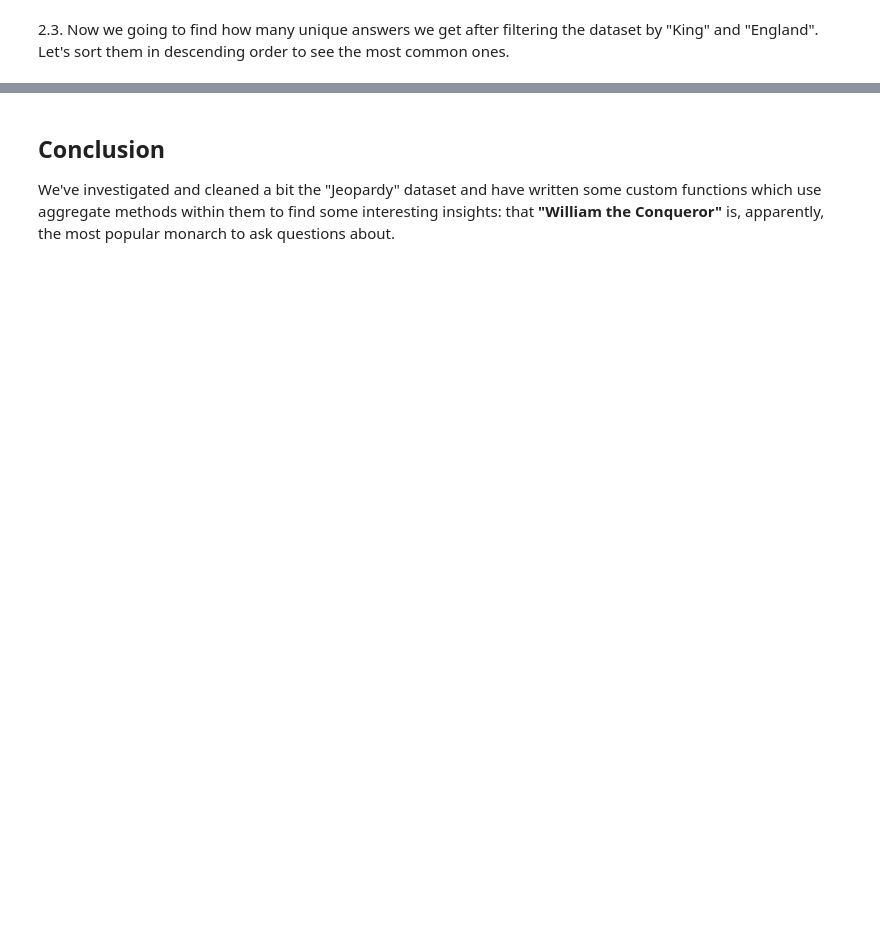
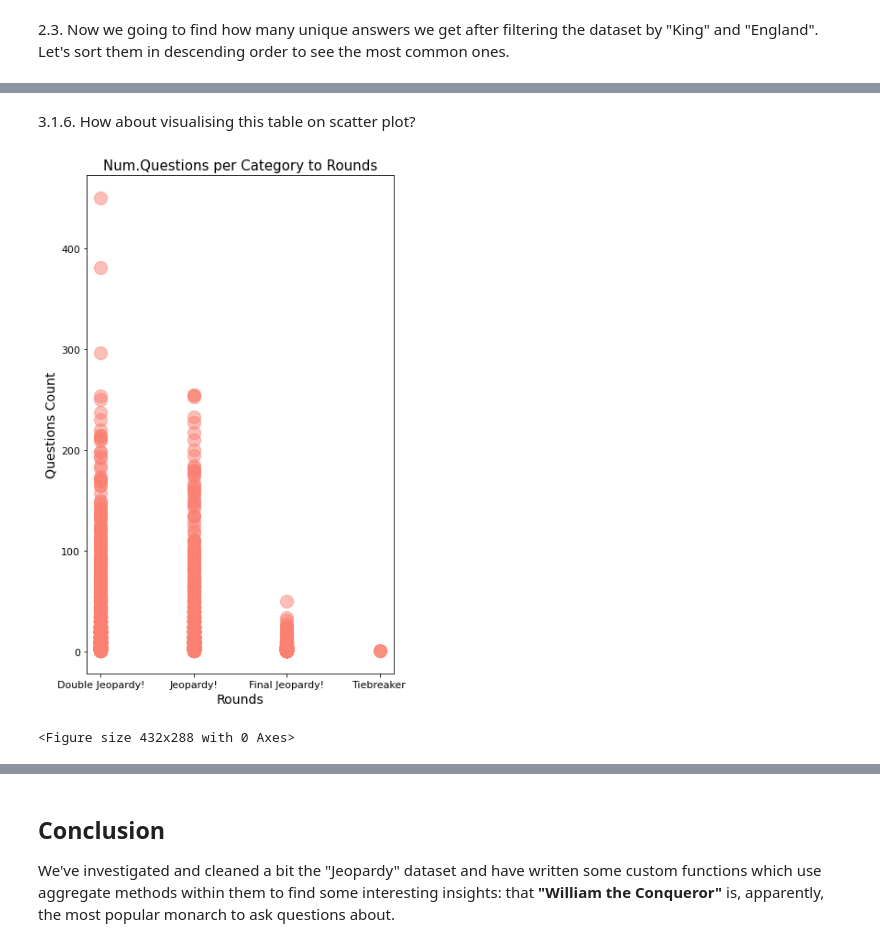
Before and after one commit to jadidaniel/jupyter-notebooks, a Jupyter notebook: jeopardy/jeopardy_project.ipynb, the cells around one changed output, grey strips where cells are left out. Cells and saved outputs as stored; diff of their text form; code cells hidden in the pictures; blank space fills up the shorter version.

```diff
--- a/jeopardy/jeopardy_project.ipynb
+++ b/jeopardy/jeopardy_project.ipynb
@@ -205,0 +221,4 @@ find_uniq_answ(questions).sort_values('count', ascending = False).head(25)
+# %%
+groupby_category = jeopardy.value_counts(['category','round']).reset_index(name='questions_count')
+groupby_category = groupby_category[groupby_category.questions_count > 0]
+groupby_category
@@ -205,0 +239,20 @@ find_uniq_answ(questions).sort_values('count', ascending = False).head(25)
+# %% [markdown]
+3.1.6. How about visualising this table on scatter plot?
+# %%
+plt.figure(figsize=(6, 10))
+plt.scatter(groupby_category['round'], groupby_category['questions_count'], c='salmon', s=200, alpha=0.5)
+
+plt.xlabel('Rounds', fontsize=14)
+plt.ylabel('Questions Count', fontsize=14)
+plt.title('Num.Questions per Category to Rounds', fontsize=15)
+
+plt.xticks(fontsize=11)
+plt.yticks(fontsize=11)
+
+plt.show()
+# %% [output]
+[figure, added]
+# %%
+plt.clf()
+# %% [output]
+<Figure size 432x288 with 0 Axes>
```
Also changed, not shown: parts of 43 cells of this notebook.
